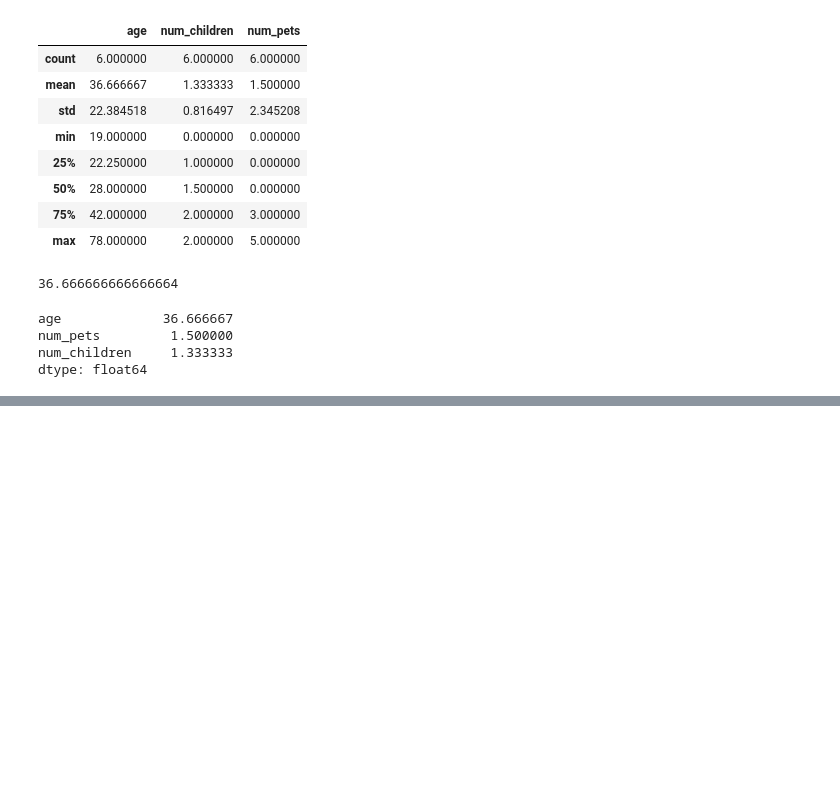
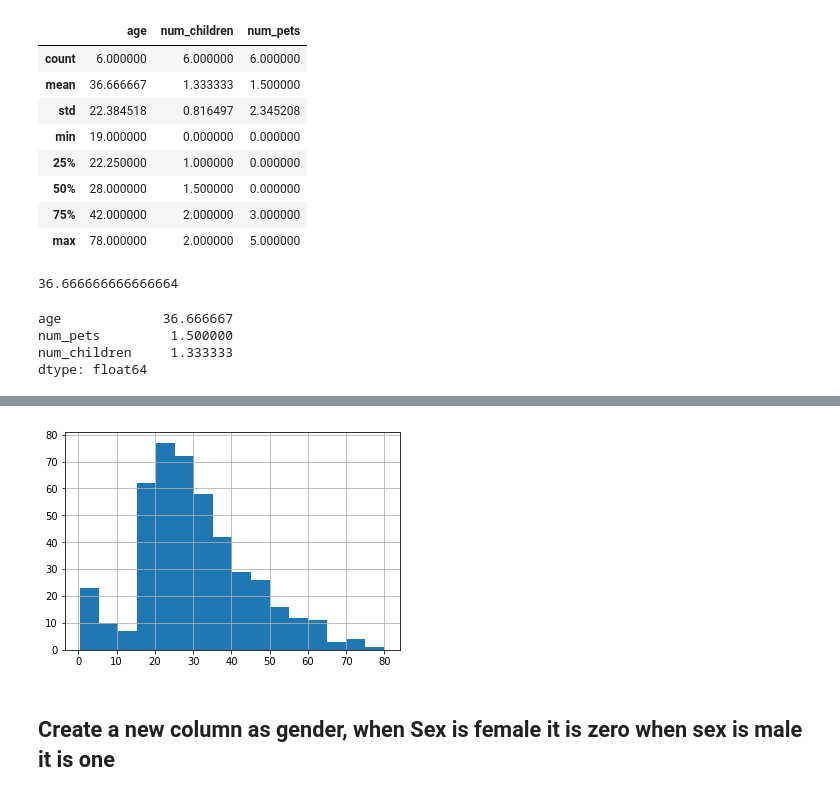
Before and after one commit to jayceazua/DS-1.1-Data-Analysis, a Jupyter notebook: Notebooks/Class_1.ipynb, the cells around one changed output, grey strips where cells are left out. Cells and saved outputs as stored; diff of their text form; code cells hidden in the pictures; blank space fills up the shorter version.

```diff
--- a/Notebooks/Class_1.ipynb
+++ b/Notebooks/Class_1.ipynb
@@ -173,0 +210,5 @@ dtype: float64
+# %%
+df[(df['Sex'] == "male")].Age.hist(bins=16)
+plt.show()
+# %% [output]
+[figure, added]
@@ -173,0 +218,2 @@ dtype: float64
+# %% [markdown]
+## Create a new column as gender, when Sex is female it is zero when sex is male it is one
```
Also changed, not shown: parts of 29 cells of this notebook.
